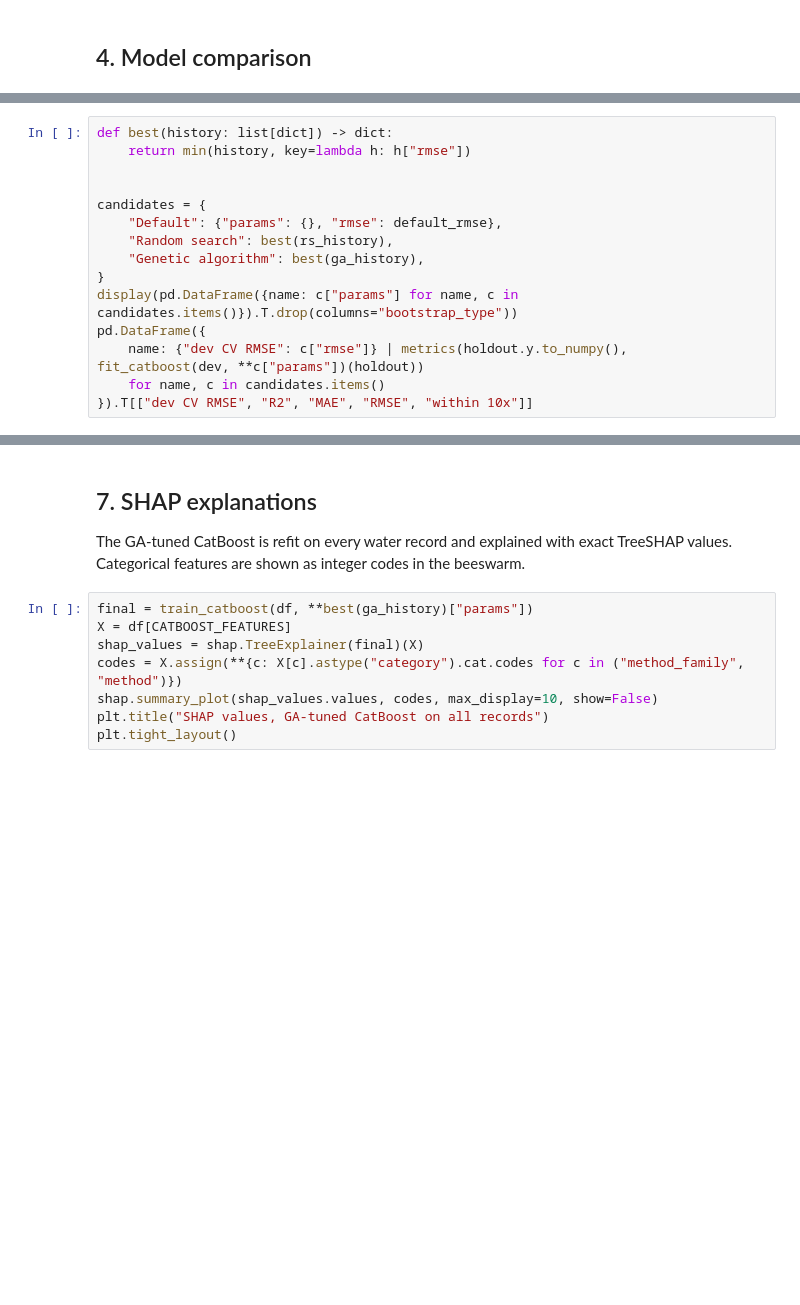
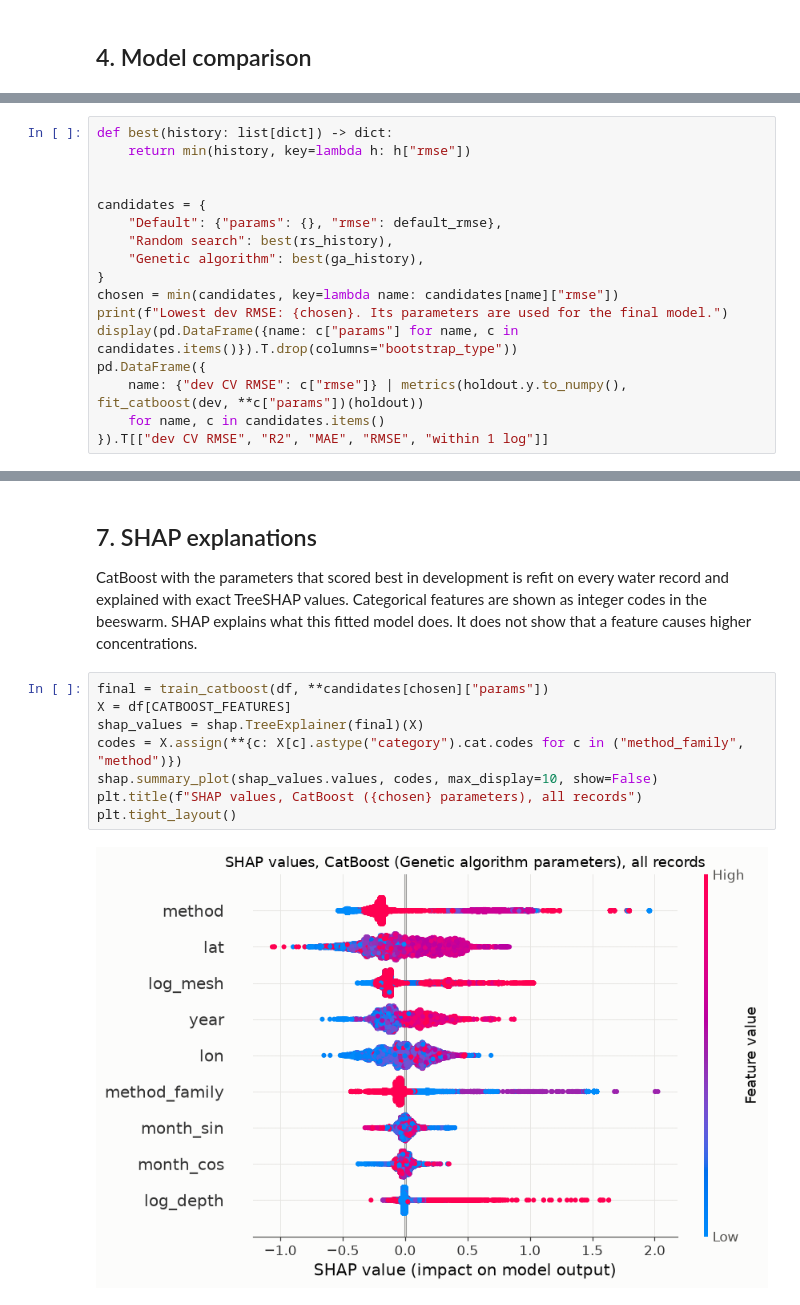
Before and after one commit to GourabAdhikari/marine-microplastics-baseline, a Jupyter notebook: microplastics.ipynb, the cells around one changed output, grey strips where cells are left out. Drawn from its saved outputs; the diff is of its cells as text; blank space fills up the shorter version.

```diff
--- a/microplastics.ipynb
+++ b/microplastics.ipynb
@@ -563,8 +723,10 @@ candidates = {
     "Random search": best(rs_history),
     "Genetic algorithm": best(ga_history),
 }
+chosen = min(candidates, key=lambda name: candidates[name]["rmse"])
+print(f"Lowest dev RMSE: {chosen}. Its parameters are used for the final model.")
 display(pd.DataFrame({name: c["params"] for name, c in candidates.items()}).T.drop(columns="bootstrap_type"))
 pd.DataFrame({
     name: {"dev CV RMSE": c["rmse"]} | metrics(holdout.y.to_numpy(), fit_catboost(dev, **c["params"])(holdout))
     for name, c in candidates.items()
-}).T[["dev CV RMSE", "R2", "MAE", "RMSE", "within 10x"]]
+}).T[["dev CV RMSE", "R2", "MAE", "RMSE", "within 1 log"]]
@@ -571,16 +751,19 @@ pd.DataFrame({
 # %% [markdown]
 ## 7. SHAP explanations
 
-The GA-tuned CatBoost is refit on every water record and explained with exact TreeSHAP values.
-Categorical features are shown as integer codes in the beeswarm.
+CatBoost with the parameters that scored best in development is refit on every water record and explained
+with exact TreeSHAP values. Categorical features are shown as integer codes in the beeswarm. SHAP explains
+what this fitted model does. It does not show that a feature causes higher concentrations.
 # %%
-final = train_catboost(df, **best(ga_history)["params"])
+final = train_catboost(df, **candidates[chosen]["params"])
 X = df[CATBOOST_FEATURES]
 shap_values = shap.TreeExplainer(final)(X)
 codes = X.assign(**{c: X[c].astype("category").cat.codes for c in ("method_family", "method")})
 shap.summary_plot(shap_values.values, codes, max_display=10, show=False)
-plt.title("SHAP values, GA-tuned CatBoost on all records")
+plt.title(f"SHAP values, CatBoost ({chosen} parameters), all records")
 plt.tight_layout()
+# %% [output]
+[figure, added]
 # %%
 contributions = pd.DataFrame(shap_values.values, columns=CATBOOST_FEATURES, index=df.index)
 fig, axes = plt.subplots(1, 3, figsize=(13, 3.6), sharey=True)
```
Also changed, not shown: parts of 44 cells of this notebook, 2 other files.
